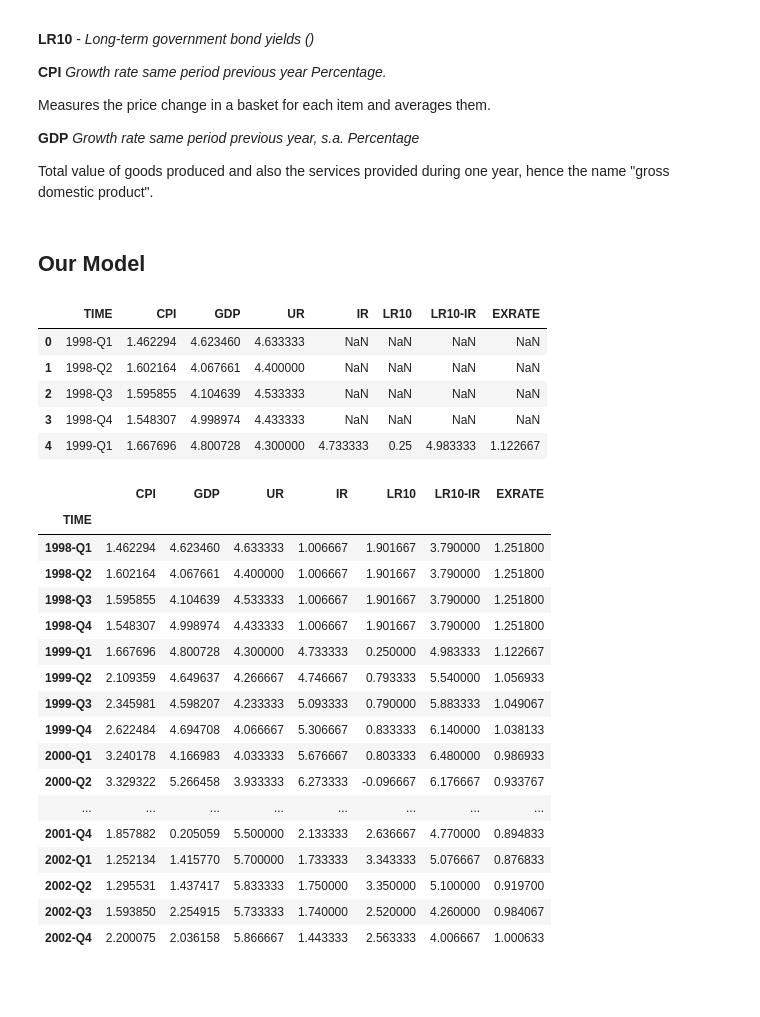
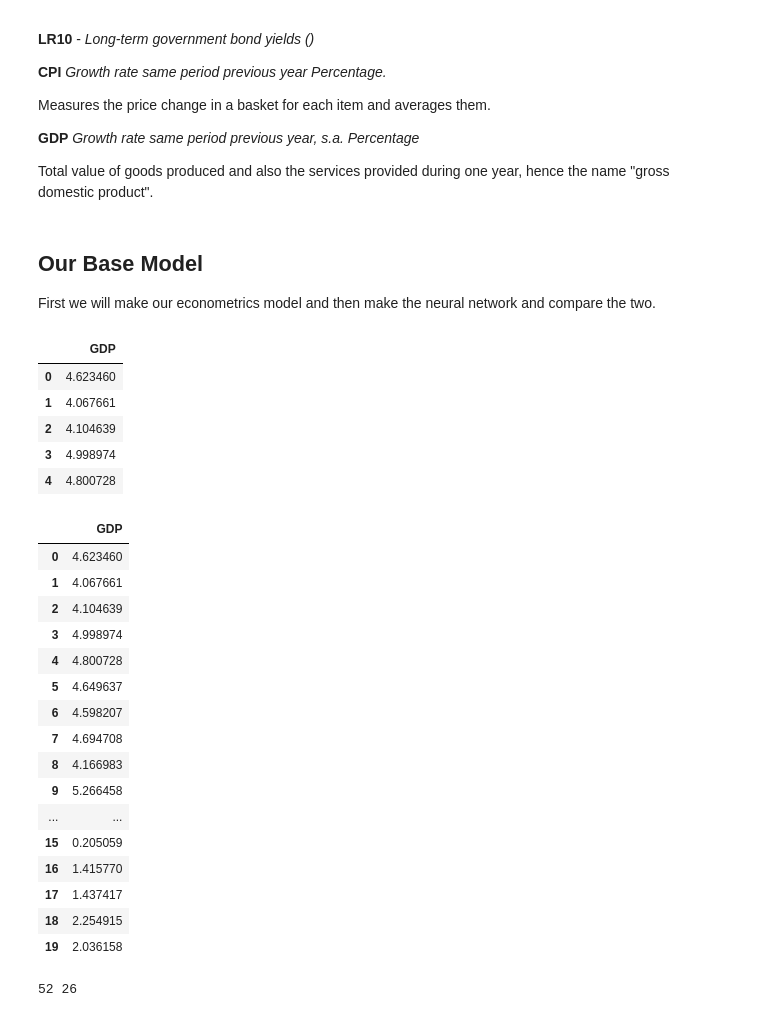
Before and after one commit to Glezzy/Mac-and-DNN, a Jupyter notebook: Project_predict_macroNN.ipynb, the cells around one changed output. Drawn from its saved outputs; the diff is of its cells as text; code cells hidden in the pictures; blank space fills up the shorter version.

```diff
--- a/Project_predict_macroNN.ipynb
+++ b/Project_predict_macroNN.ipynb
@@ -35,8 +35,9 @@ Measures the price change in a basket for each item and averages them.
 **GDP** *Growth rate same period previous year, s.a. Percentage*
 
 Total value of goods produced and also the services provided during one year, hence the name "gross domestic product".
-# %% [markdown]
-## Our Model
+# %% [markdown]
+## Our Base Model
+First we will make our econometrics model and then make the neural network and compare the two.
 # %%
 # load our functions and objects
 import numpy as np
@@ -51,38 +49,37 @@ from sklearn.pipeline import Pipeline
 # %%
 # load data
-macro = pd.read_csv("us_macro_var.csv")
+macro = pd.read_csv("us_macro_var.csv", usecols=[2])
 # display data
 macro.head()
 # %% [output]
-|  | TIME | CPI | GDP | UR | IR | LR10 | LR10-IR | EXRATE |
-| 0 | 1998-Q1 | 1.462294 | 4.623460 | 4.633333 | NaN | NaN | NaN | NaN |
-| 1 | 1998-Q2 | 1.602164 | 4.067661 | 4.400000 | NaN | NaN | NaN | NaN |
-| 2 | 1998-Q3 | 1.595855 | 4.104639 | 4.533333 | NaN | NaN | NaN | NaN |
-| 3 | 1998-Q4 | 1.548307 | 4.998974 | 4.433333 | NaN | NaN | NaN | NaN |
-| 4 | 1999-Q1 | 1.667696 | 4.800728 | 4.300000 | 4.733333 | 0.25 | 4.983333 | 1.122667 |
+|  | GDP |
+| 0 | 4.623460 |
+| 1 | 4.067661 |
+| 2 | 4.104639 |
+| 3 | 4.998974 |
+| 4 | 4.800728 |
 # %%
 # replace NA with median value
 macro = macro.fillna(macro.median())
 macro.head()
 # turn time into row title instead of a variable
-macro = macro.set_index('TIME')
+#macro = macro.set_index('TIME')
 macro.head(20)
 # %% [output]
-|  | CPI | GDP | UR | IR | LR10 | LR10-IR | EXRATE |
-| TIME |  |  |  |  |  |  |  |
-| 1998-Q1 | 1.462294 | 4.623460 | 4.633333 | 1.006667 | 1.901667 | 3.790000 | 1.251800 |
-| 1998-Q2 | 1.602164 | 4.067661 | 4.400000 | 1.006667 | 1.901667 | 3.790000 | 1.251800 |
-| 1998-Q3 | 1.595855 | 4.104639 | 4.533333 | 1.006667 | 1.901667 | 3.790000 | 1.251800 |
-| 1998-Q4 | 1.548307 | 4.998974 | 4.433333 | 1.006667 | 1.901667 | 3.790000 | 1.251800 |
-| 1999-Q1 | 1.667696 | 4.800728 | 4.300000 | 4.733333 | 0.250000 | 4.983333 | 1.122667 |
-| 1999-Q2 | 2.109359 | 4.649637 | 4.266667 | 4.746667 | 0.793333 | 5.540000 | 1.056933 |
-| 1999-Q3 | 2.345981 | 4.598207 | 4.233333 | 5.093333 | 0.790000 | 5.883333 | 1.049067 |
-| 1999-Q4 | 2.622484 | 4.694708 | 4.066667 | 5.306667 | 0.833333 | 6.140000 | 1.038133 |
-| 2000-Q1 | 3.240178 | 4.166983 | 4.033333 | 5.676667 | 0.803333 | 6.480000 | 0.986933 |
-| 2000-Q2 | 3.329322 | 5.266458 | 3.933333 | 6.273333 | -0.096667 | 6.176667 | 0.933767 |
-| ... | ... | ... | ... | ... | ... | ... | ... |
-| 2001-Q4 | 1.857882 | 0.205059 | 5.500000 | 2.133333 | 2.636667 | 4.770000 | 0.894833 |
-| 2002-Q1 | 1.252134 | 1.415770 | 5.700000 | 1.733333 | 3.343333 | 5.076667 | 0.876833 |
-| 2002-Q2 | 1.295531 | 1.437417 | 5.833333 | 1.750000 | 3.350000 | 5.100000 | 0.919700 |
-| 2002-Q3 | 1.593850 | 2.254915 | 5.733333 | 1.740000 | 2.520000 | 4.260000 | 0.984067 |
-| 2002-Q4 | 2.200075 | 2.036158 | 5.866667 | 1.443333 | 2.563333 | 4.006667 | 1.000633 |
+|  | GDP |
+| 0 | 4.623460 |
+| 1 | 4.067661 |
+| 2 | 4.104639 |
+| 3 | 4.998974 |
+| 4 | 4.800728 |
+| 5 | 4.649637 |
+| 6 | 4.598207 |
+| 7 | 4.694708 |
+| 8 | 4.166983 |
+| 9 | 5.266458 |
+| ... | ... |
+| 15 | 0.205059 |
+| 16 | 1.415770 |
+| 17 | 1.437417 |
+| 18 | 2.254915 |
+| 19 | 2.036158 |
@@ -93,0 +86,9 @@ Y = macro1[:,6]
+# %%
+macro = macro.values
+# split into train and test
+train = int(len(macro) * 0.67)
+test = len(macro) - train
+train, test = macro[0:train,:], macro[train:len(macro),:]
+print(len(train), len(test))
+# %% [output]
+52 26
```
Also changed, not shown: parts of 7 cells of this notebook.
